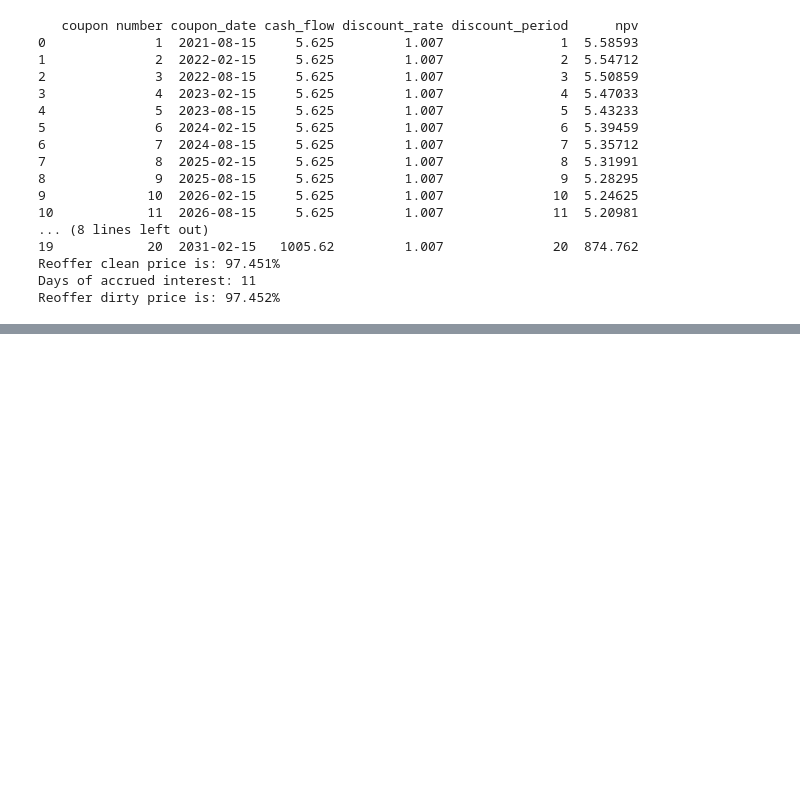
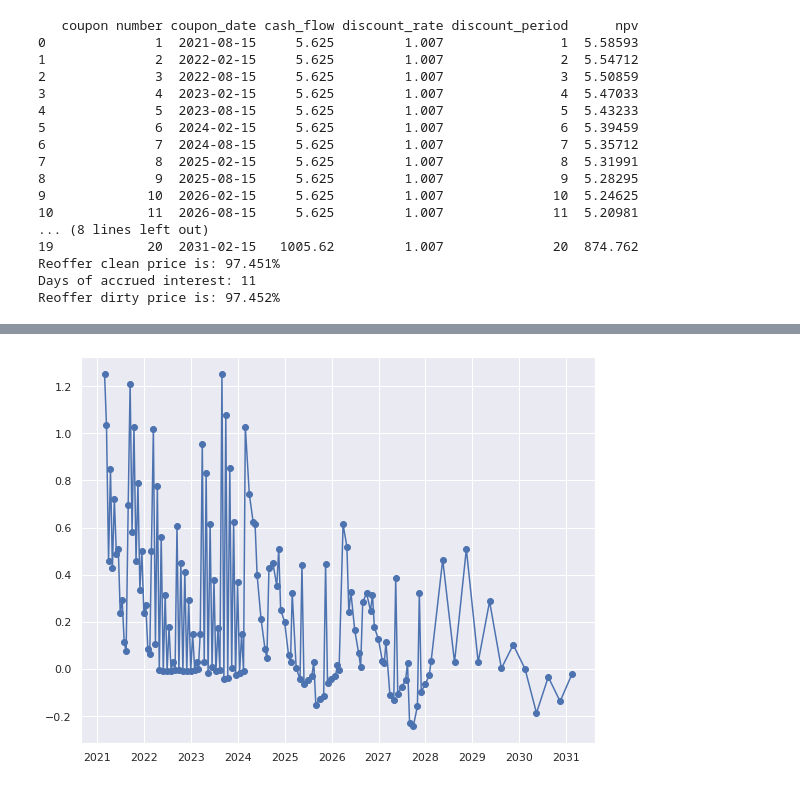
Before and after one commit to KN196883/bond_pricer, a Jupyter notebook: FIXED_BOND_PRICER.ipynb, the cells around one changed output, grey strips where cells are left out. Drawn from its saved outputs; the diff is of its cells as text; code cells hidden in the pictures; blank space fills up the shorter version.

```diff
--- a/FIXED_BOND_PRICER.ipynb
+++ b/FIXED_BOND_PRICER.ipynb
@@ -447,0 +520,10 @@ range(1)
+# %%
+x=list_mat
+y=np.array(cleanprice_list2)-np.array(cleanprice_list)
+
+plt.plot_date(x, y,linestyle ='solid')
+plt.gcf().set_size_inches(8, 6)
+plt.tight_layout()
+plt.show()
+# %% [output]
+[figure, added]
```
Also changed, not shown: parts of 18 cells of this notebook.
